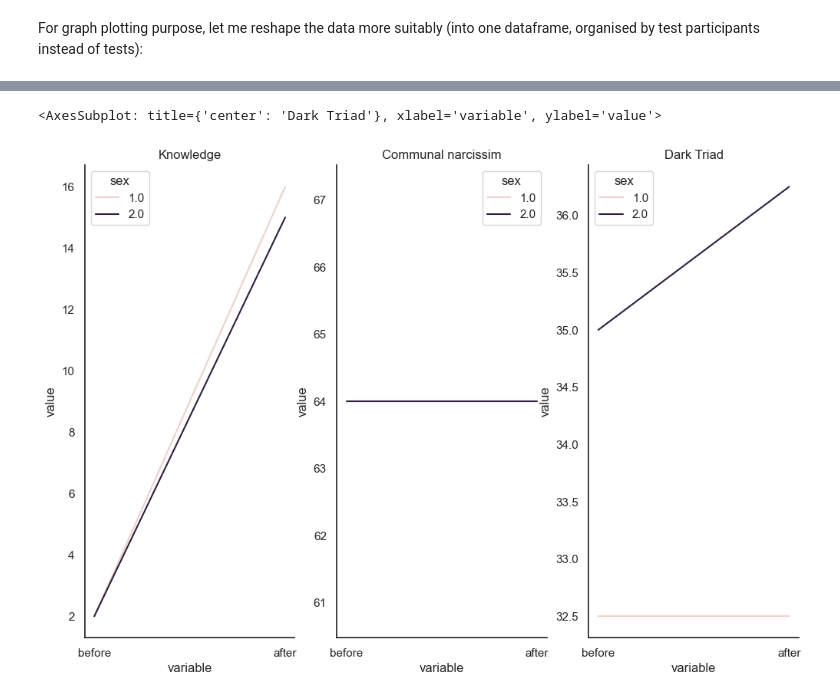
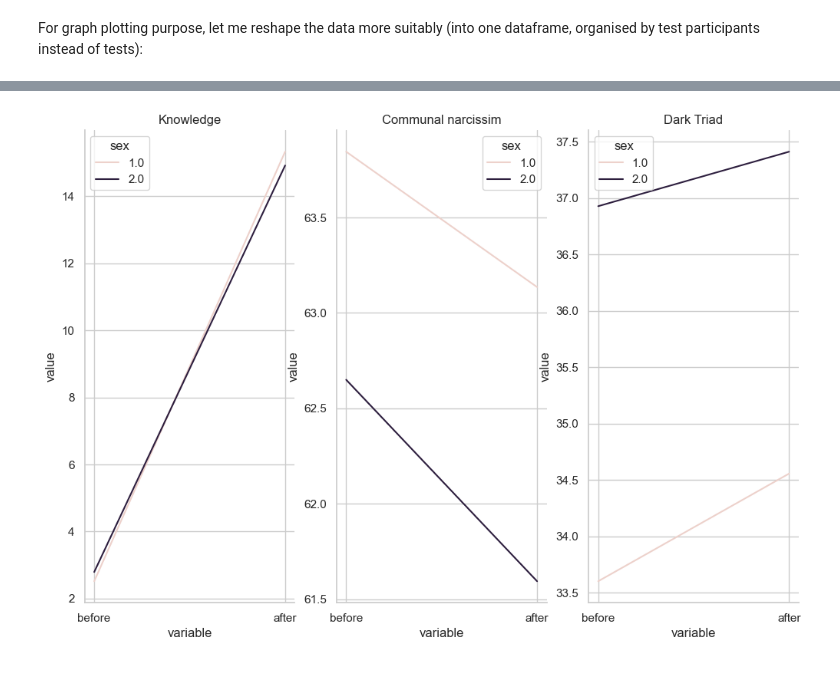
Before and after one commit to marcindahlen/covid-and-narcissism-network-analysis, a Jupyter notebook: notebook.ipynb, the cells around one changed output, grey strips where cells are left out. Drawn from its saved outputs; the diff is of its cells as text; code cells hidden in the pictures.

```diff
--- a/notebook.ipynb
+++ b/notebook.ipynb
@@ -241,22 +252,23 @@ Aside from the measured variables, there're also some demographic variables:
 
 The input data is just a measured answer for particular questions in a survey at some two points in time. In case of knowledge-related variables the data are 0 or 1 for first measurement and 1 or 2 for the second measurement, so I can't plot this as-is since it won't be meaningful. Let me plot the changes in sum of answers for knowledge, communal narcissim and dark triad for sexes:
-# %%
-aggregated_knowledge_df = pandas.melt(paired_plot_data_df[paired_plot_data_df["test"].str.contains('wiedza')].groupby("Id")[["before", "after"]].sum(), value_vars=['before', 'after'], ignore_index=False).join(df_original[["Id", "sex", "age", "wyksztalcenie", "przynal_rel"]].set_index('Id'), on='Id', how='left', lsuffix='_caller', rsuffix='_other')
-aggregated_narcissism_df = pandas.melt(paired_plot_data_df[paired_plot_data_df["test"].str.contains('cni')].groupby("Id")[["before", "after"]].sum(), value_vars=['before', 'after'], ignore_index=False).join(df_original[["Id", "sex", "age", "wyksztalcenie", "przynal_rel"]].set_index('Id'), on='Id', how='left', lsuffix='_caller', rsuffix='_other')
-aggregated_darktriad_df = pandas.melt(paired_plot_data_df[paired_plot_data_df["test"].str.contains('DT')].groupby("Id")[["before", "after"]].sum(), value_vars=['before', 'after'], ignore_index=False).join(df_original[["Id", "sex", "age", "wyksztalcenie", "przynal_rel"]].set_index('Id'), on='Id', how='left', lsuffix='_caller', rsuffix='_other')
-
-seaborn.set()
-seaborn.set_theme(style="white")
-
-fig, axes = plt.subplots(1, 3, figsize=(12, 8))
-axes[0].set_title('Knowledge')
-axes[1].set_title('Communal narcissim')
-axes[2].set_title('Dark Triad')
-seaborn.despine(fig)
-
-seaborn.lineplot(ax=axes[0], data=aggregated_knowledge_df, x="variable", y="value", hue="sex", estimator="median", errorbar=None)
-seaborn.lineplot(ax=axes[1], data=aggregated_narcissism_df, x="variable", y="value", hue="sex", estimator="median", errorbar=None)
-seaborn.lineplot(ax=axes[2], data=aggregated_darktriad_df, x="variable", y="value", hue="sex", estimator="median", errorbar=None)
-# %% [output]
-<AxesSubplot: title={'center': 'Dark Triad'}, xlabel='variable', ylabel='value'>
-[figure, removed]
+# %%
+aggregated_knowledge_df = pandas.melt(paired_plot_data_df[paired_plot_data_df["test"].str.contains('wiedza')].groupby("Id")[["before", "after"]].sum(), value_vars=['before', 'after'], ignore_index=False).join(df_original[["Id", "sex", "age", "wyksztalcenie", "przynal_rel"]].set_index('Id'), on='Id', how='left', lsuffix='_caller', rsuffix='_other')
+aggregated_narcissism_df = pandas.melt(paired_plot_data_df[paired_plot_data_df["test"].str.contains('cni')].groupby("Id")[["before", "after"]].sum(), value_vars=['before', 'after'], ignore_index=False).join(df_original[["Id", "sex", "age", "wyksztalcenie", "przynal_rel"]].set_index('Id'), on='Id', how='left', lsuffix='_caller', rsuffix='_other')
+aggregated_darktriad_df = pandas.melt(paired_plot_data_df[paired_plot_data_df["test"].str.contains('DT')].groupby("Id")[["before", "after"]].sum(), value_vars=['before', 'after'], ignore_index=False).join(df_original[["Id", "sex", "age", "wyksztalcenie", "przynal_rel"]].set_index('Id'), on='Id', how='left', lsuffix='_caller', rsuffix='_other')
+
+seaborn.set()
+seaborn.set_style("whitegrid")
+
+fig, axes = plt.subplots(1, 3, figsize=(12, 8))
+axes[0].set_title('Knowledge')
+axes[1].set_title('Communal narcissim')
+axes[2].set_title('Dark Triad')
+seaborn.despine(fig)
+
+seaborn.lineplot(ax=axes[0], data=aggregated_knowledge_df, x="variable", y="value", hue="sex", estimator="mean", errorbar=None)
+seaborn.lineplot(ax=axes[1], data=aggregated_narcissism_df, x="variable", y="value", hue="sex", estimator="mean", errorbar=None)
+seaborn.lineplot(ax=axes[2], data=aggregated_darktriad_df, x="variable", y="value", hue="sex", estimator="mean", errorbar=None)
+
+plt.show()
+# %% [output]
+[figure, added]
```
Also changed, not shown: parts of 5 cells of this notebook.
